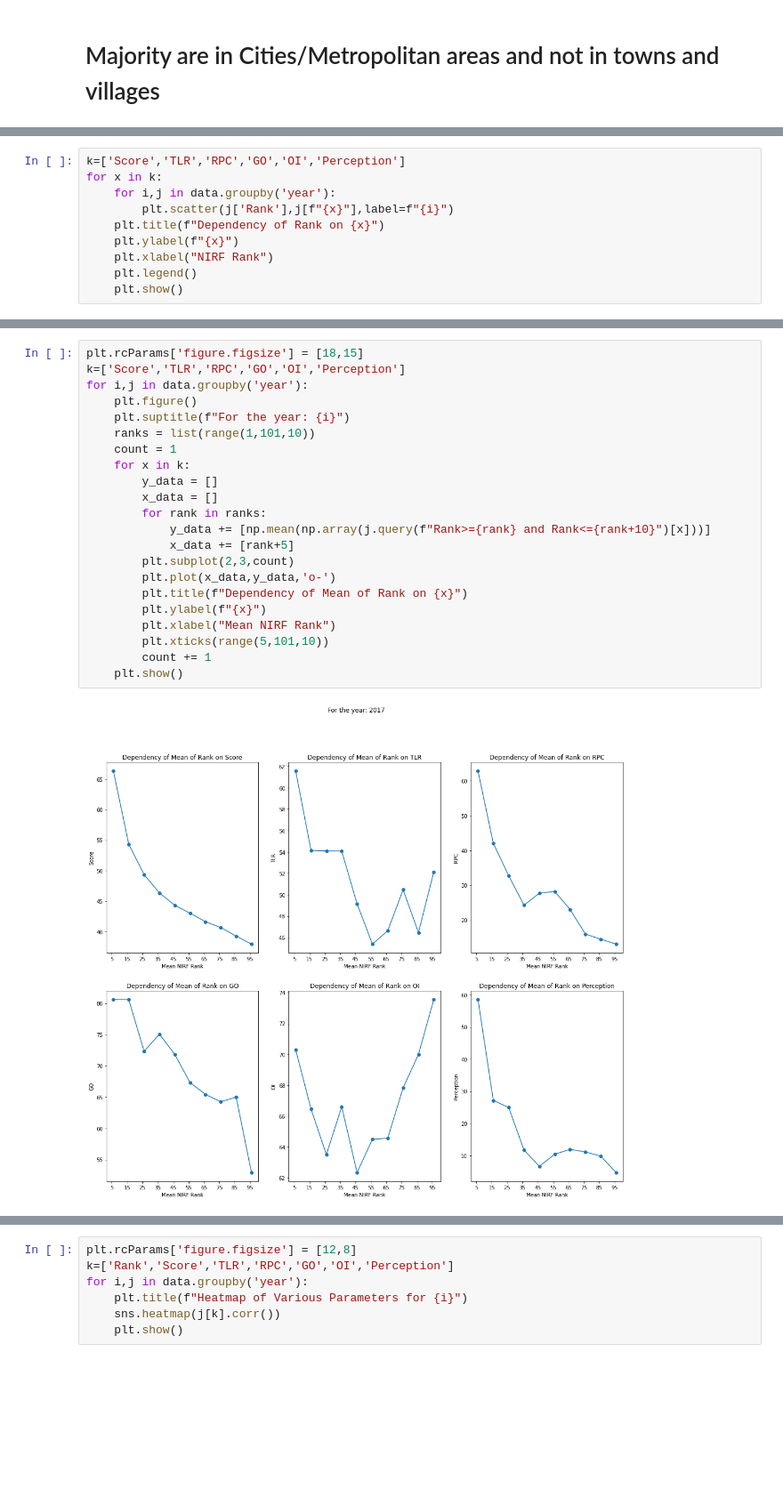
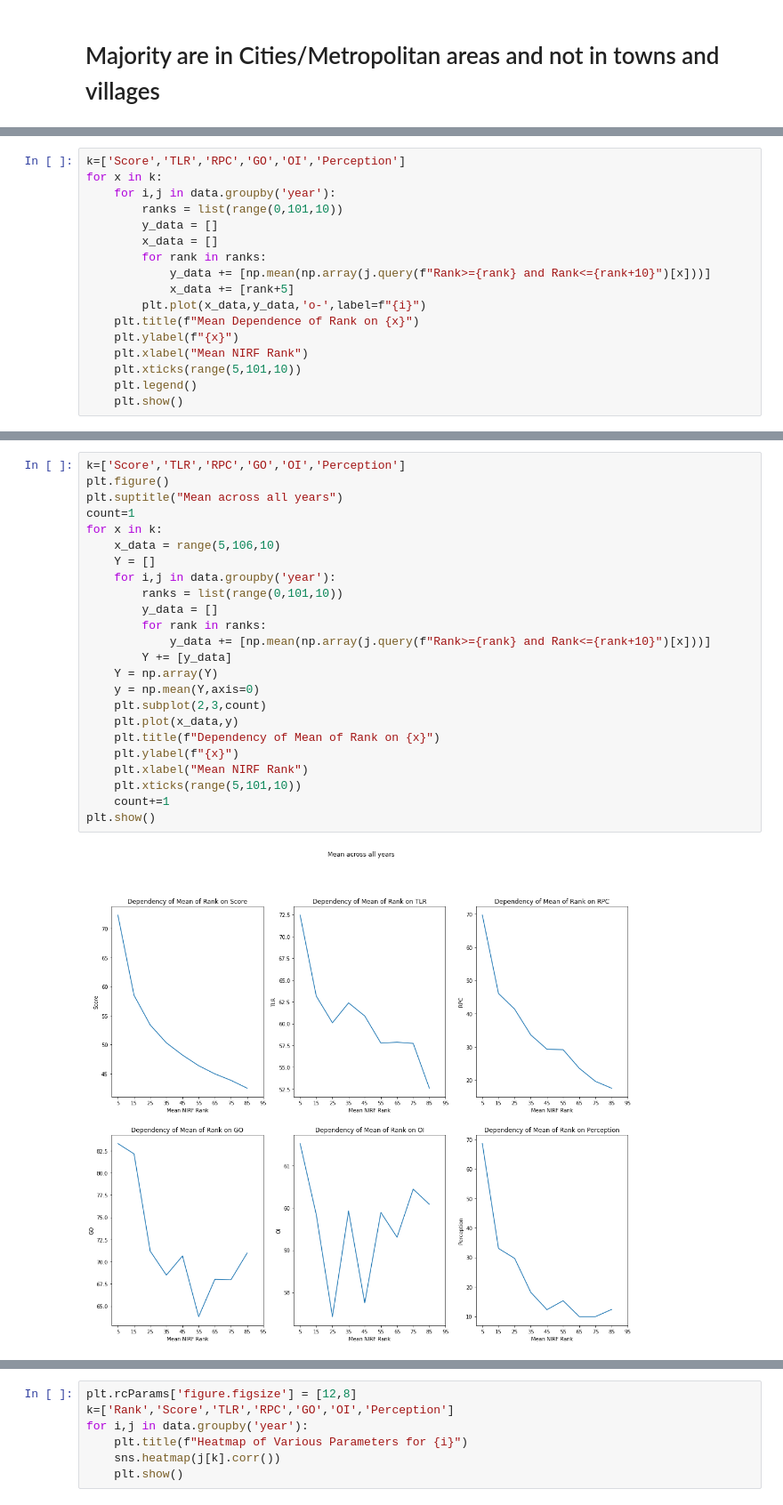
Before and after one commit to kalp121212/DS203_Project, a Jupyter notebook: Nirf.ipynb, the cells around one changed output, grey strips where cells are left out. Shown at 89% size. Drawn from its saved outputs; the diff is of its cells as text; blank space fills up the shorter version.

```diff
--- a/Nirf.ipynb
+++ b/Nirf.ipynb
@@ -158,10 +156,17 @@ for i,j in data.groupby('year'):
 k=['Score','TLR','RPC','GO','OI','Perception']
 for x in k:
     for i,j in data.groupby('year'):
-        plt.scatter(j['Rank'],j[f"{x}"],label=f"{i}")
-    plt.title(f"Dependency of Rank on {x}")
+        ranks = list(range(0,101,10))
+        y_data = []
+        x_data = []
+        for rank in ranks:
+            y_data += [np.mean(np.array(j.query(f"Rank>={rank} and Rank<={rank+10}")[x]))]
+            x_data += [rank+5]
+        plt.plot(x_data,y_data,'o-',label=f"{i}")
+    plt.title(f"Mean Dependence of Rank on {x}")
     plt.ylabel(f"{x}")
-    plt.xlabel("NIRF Rank")
+    plt.xlabel("Mean NIRF Rank")
+    plt.xticks(range(5,101,10))
     plt.legend()
     plt.show()
 # %% [output]
@@ -204,24 +211,26 @@ for x in k:
 # %%
-plt.rcParams['figure.figsize'] = [18,15]
 k=['Score','TLR','RPC','GO','OI','Perception']
-for i,j in data.groupby('year'):
-    plt.figure()
-    plt.suptitle(f"For the year: {i}")
-    ranks = list(range(1,101,10))
-    count = 1
-    for x in k:
+plt.figure()
+plt.suptitle("Mean across all years")
+count=1
+for x in k:
+    x_data = range(5,106,10)
+    Y = []
+    for i,j in data.groupby('year'):
+        ranks = list(range(0,101,10))
         y_data = []
-        x_data = []
         for rank in ranks:
             y_data += [np.mean(np.array(j.query(f"Rank>={rank} and Rank<={rank+10}")[x]))]
-            x_data += [rank+5]
-        plt.subplot(2,3,count)
-        plt.plot(x_data,y_data,'o-')
-        plt.title(f"Dependency of Mean of Rank on {x}")
-        plt.ylabel(f"{x}")
-        plt.xlabel("Mean NIRF Rank")
-        plt.xticks(range(5,101,10))
-        count += 1
-    plt.show()
+        Y += [y_data]
+    Y = np.array(Y)
+    y = np.mean(Y,axis=0)
+    plt.subplot(2,3,count)
+    plt.plot(x_data,y)
+    plt.title(f"Dependency of Mean of Rank on {x}")
+    plt.ylabel(f"{x}")
+    plt.xlabel("Mean NIRF Rank")
+    plt.xticks(range(5,101,10))
+    count+=1
+plt.show()
 # %% [output]
-[figure, old version]
+[figure, new version]
```
Also changed, not shown: parts of 10 cells of this notebook.
